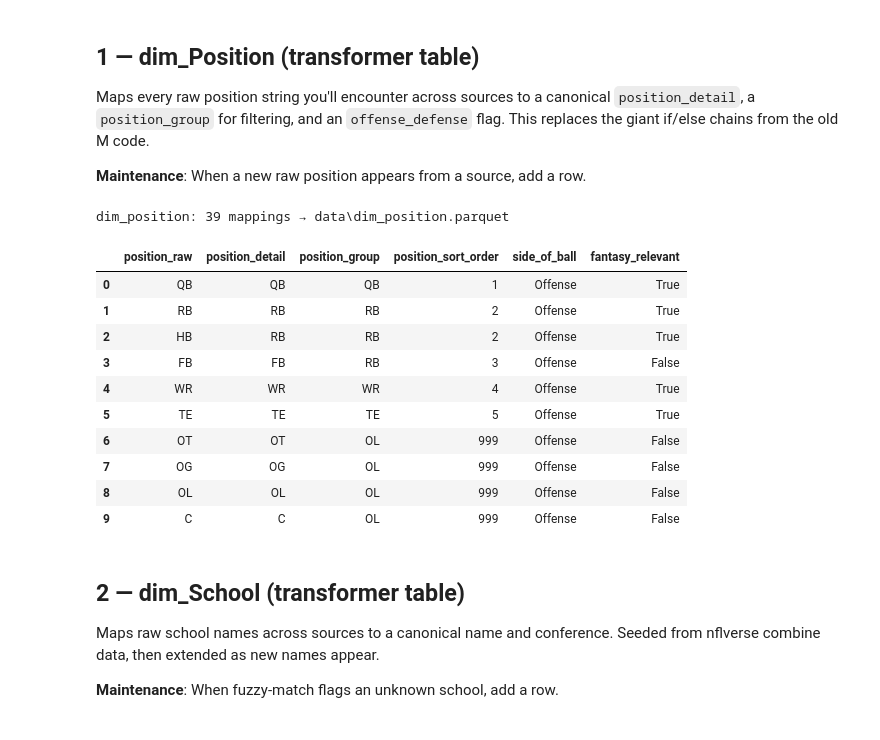
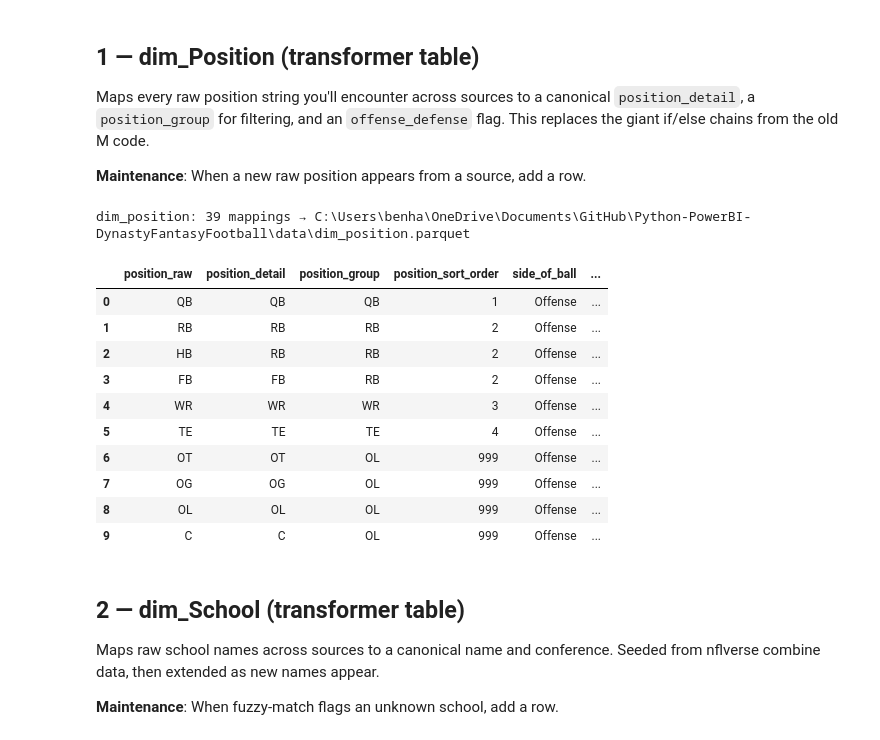
Before and after one commit to benjamininja/Python-PowerBI-DynastyFantasyFootball, a Jupyter notebook: notebooks/01a_dim_rookie_prospect.ipynb, the cells around one changed output. Cells and saved outputs as stored; diff of their text form; code cells hidden in the pictures.

```diff
--- a/notebooks/01a_dim_rookie_prospect.ipynb
+++ b/notebooks/01a_dim_rookie_prospect.ipynb
@@ -16,6 +16,19 @@ contracts post-draft and receive a `gsis_id` from the NFL.
 - `data/dim_school.parquet`
 - `data/dim_rookie_prospect.parquet`
 # %%
+# ---- Setup & Config (shared module) ----------------------------------------
+# All config + path anchoring + helpers live in notebooks/etl_helpers.py.
+# CFG.data_dir / DATA / REVIEW are anchored to the repo root -> writes always
+# land in <repo>/data no matter the CWD this notebook runs from.
+import sys
+from pathlib import Path
+for _p in (Path.cwd() / "notebooks", Path.cwd(), Path.cwd().parent):
+    if (_p / "etl_helpers.py").exists():
+        sys.path.insert(0, str(_p)); break
+import etl_helpers as etl
+from etl_helpers import (LeagueConfig, CFG, DATA, REVIEW, TODAY, ALIAS,
+                         clean_player_name, generate_player_key, parse_height_to_inches)
+
 # !pip install requests
 # !pip install nflreadpy
 
@@ -28,25 +41,6 @@ from datetime import datetime, date
 from dataclasses import dataclass, field
 
 from thefuzz import fuzz, process
-
-@dataclass
-class LeagueConfig:
-    draft_year: int = 2026
-    total_cap: int = 500_000_000
-    num_teams: int = 28
-    num_conferences: int = 2
-    initial_contract_years: int = 3
-    extension_contract_years: int = 3
-    fa_minimum_salary: int = 2_000_000
-    data_dir: str = "data"
-    fuzzy_auto_threshold: int = 90
-    fuzzy_review_threshold: int = 70
-
-
-CFG = LeagueConfig()
-DATA = Path(CFG.data_dir)
-TODAY = date.today().isoformat()
-DATA.mkdir(exist_ok=True)
 # %% [markdown]
 ## 1 — dim_Position (transformer table)
 
@@ -71,9 +65,9 @@ _pos_rows = [
     ("QB",   "QB",   "QB", 1, "Offense", 1, True),
     ("RB",   "RB",   "RB", 2, "Offense", 1, True),
     ("HB",   "RB",   "RB", 2, "Offense", 1, True),   # CBS uses HB
-    ("FB",   "FB",   "RB", 3, "Offense", 1, False),
-    ("WR",   "WR",   "WR", 4, "Offense", 1, True),
-    ("TE",   "TE",   "TE", 5, "Offense", 1, True),
+    ("FB",   "FB",   "RB", 2, "Offense", 1, False),
+    ("WR",   "WR",   "WR", 3, "Offense", 1, True),
+    ("TE",   "TE",   "TE", 4, "Offense", 1, True),
 
     # ── Offense: Line ───────────────────────────────────────────────────────
     ("OT",   "OT",   "OL", 999, "Offense", 1, False),
@@ -106,45 +100,45 @@ _pos_rows = [
     ("MIKE", "ILB",  "LB", 7,  "Defense", 2, True),
 
     # ── Defense: Secondary ──────────────────────────────────────────────────
     ("CB",   "CB",   "DB", 8,  "Defense", 2, True),
     ("S",    "S",    "DB", 8,  "Defense", 2, True),
     ("SAF",  "S",    "DB", 8,  "Defense", 2, True),
     ("FS",   "FS",   "DB", 8,  "Defense", 2, True),
     ("SS",   "SS",   "DB", 8,  "Defense", 2, True),
     ("DB",   "DB",   "DB", 8,  "Defense", 2, True),   # generic
 
     # ── Special Teams ───────────────────────────────────────────────────────
     ("K",    "K",    "ST", 999,  "Special Teams", 3, False),
     ("P",    "P",    "ST", 999,  "Special Teams", 3, False),
     ("LS",   "LS",   "ST", 999,  "Special Teams", 3, False),
 ]
 
 dim_position = pd.DataFrame(
     _pos_rows,
     columns=["position_raw", "position_detail",
              "position_group", "position_sort_order",
              "side_of_ball", "side_of_ball_sort_order", "fantasy_relevant"]
 )
 
 dim_position["position_raw"] = dim_position["position_raw"].str.upper().str.strip()
 
 out_path = Path(CFG.data_dir) / "dim_position.parquet"
 dim_position.to_parquet(out_path, index=False)
 print(f"dim_position: {len(dim_position)} mappings → {out_path}")
 dim_position.head(10)
 # %% [output]
-dim_position: 39 mappings → data\dim_position.parquet
+dim_position: 39 mappings → C:\Users\benha\OneDrive\Documents\GitHub\Python-PowerBI-DynastyFantasyFootball\data\dim_position.parquet
-|  | position_raw | position_detail | position_group | position_sort_order | side_of_ball | fantasy_relevant |
-| 0 | QB | QB | QB | 1 | Offense | True |
-| 1 | RB | RB | RB | 2 | Offense | True |
-| 2 | HB | RB | RB | 2 | Offense | True |
-| 3 | FB | FB | RB | 3 | Offense | False |
-| 4 | WR | WR | WR | 4 | Offense | True |
-| 5 | TE | TE | TE | 5 | Offense | True |
-| 6 | OT | OT | OL | 999 | Offense | False |
-| 7 | OG | OG | OL | 999 | Offense | False |
-| 8 | OL | OL | OL | 999 | Offense | False |
-| 9 | C | C | OL | 999 | Offense | False |
+|  | position_raw | position_detail | position_group | position_sort_order | side_of_ball | ... |
+| 0 | QB | QB | QB | 1 | Offense | ... |
+| 1 | RB | RB | RB | 2 | Offense | ... |
+| 2 | HB | RB | RB | 2 | Offense | ... |
+| 3 | FB | FB | RB | 2 | Offense | ... |
+| 4 | WR | WR | WR | 3 | Offense | ... |
+| 5 | TE | TE | TE | 4 | Offense | ... |
+| 6 | OT | OT | OL | 999 | Offense | ... |
+| 7 | OG | OG | OL | 999 | Offense | ... |
+| 8 | OL | OL | OL | 999 | Offense | ... |
+| 9 | C | C | OL | 999 | Offense | ... |
 # %% [markdown]
 ## 2 — dim_School (transformer table)
 
```
Also changed, not shown: 13 other files.
